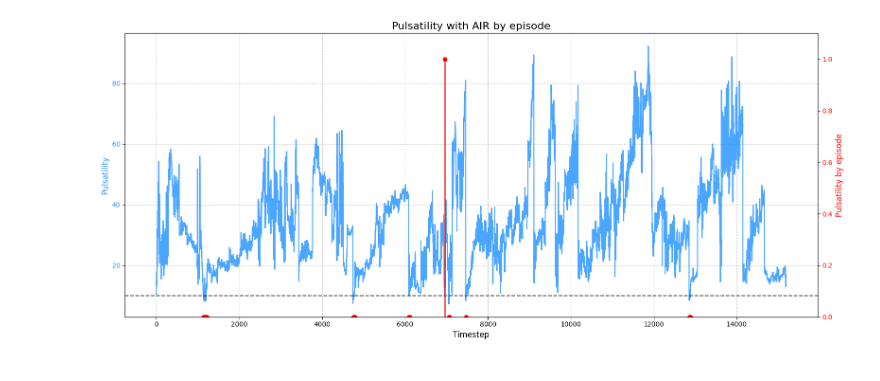
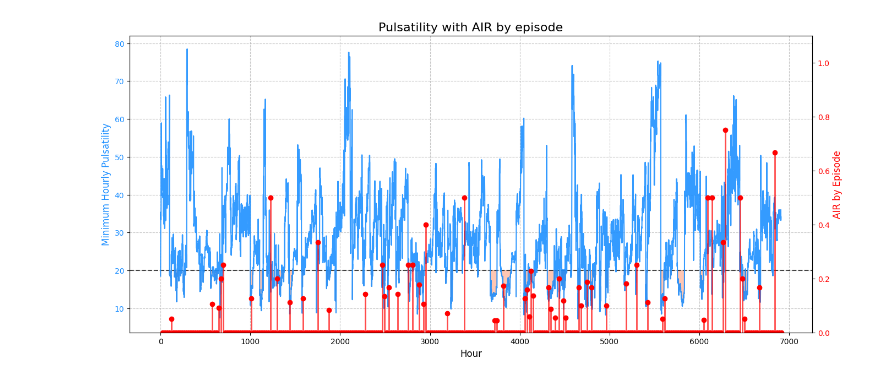
Before and after one commit to aysintumay/noisy_mujoco, a Jupyter notebook: abiomed_env/physician_acp.ipynb, the cells around one changed output. Drawn from its saved outputs; the diff is of its cells as text; code cells hidden in the pictures.

Commit message:
fixed air, initial air graphs, aggregate air, weaning score, unstability percentage

```diff
--- a/abiomed_env/physician_acp.ipynb
+++ b/abiomed_env/physician_acp.ipynb
@@ -5,11 +5,11 @@ import pickle
 import numpy as np
 import matplotlib.pyplot as plt
 import torch
-from cost_func import compute_acp_cost, overall_acp_cost, compute_map_air, compute_hr_air, compute_pulsatility_air
+from cost_func import compute_acp_cost, overall_acp_cost, compute_map_physician_air, compute_hr_physician_air, compute_pulsatility_physician_air
 from reward_func import compute_reward_smooth
 
 
-DATA_PATH = "/abiomed/downsampled/10min_1hr_window.pkl"
+DATA_PATH = "/abiomed/downsampled/10min_2hr_window.pkl"
 N_REWARD_EPISODES = 100
 #this is just for the visualization so it isn't messy
 MAX_STEPS_TO_PLOT = 2000
@@ -18,7 +18,8 @@ with open(DATA_PATH, 'rb') as f:
     data = pickle.load(f)
 #this is a check to see what is included in the pkl file and hoow many episodes
 print(f"there are {list(data.keys())} keys in dataset")
-episodes = data['test']
+episodes = data['train']
 print(f"episodes: {len(episodes)}")
+print(f"shape is {data['train'].shape}")
 # %% [output]
 there are ['train', 'val', 'test', 'mean', 'std'] keys in dataset
@@ -332,64 +304,69 @@ Unstable point at timestep 5 with pulsatility 9.74
 # %%
+actions_np = np.array(actions_all)
+states_np = np.array(states_all)
+num_episodes = len(actions_np) // 144
+new_size = num_episodes * 144
+trimmed_actions = actions_np[:new_size]
+trimmed_states = states_np[:new_size]
+
+long_episode_actions = trimmed_actions.reshape(-1, 144)
+num_features = states_np.shape[-1]
+long_episode_states = trimmed_states.reshape(-1, 144, num_features)
+
 all_episode_rates = []
-#the air for each episode
-for i in range(len(actions_all)):
-    episode_actions = actions_all[i]
-    episode_pulsatility = states_all[i][:, 7]
-    rate = compute_pulsatility_air(episode_pulsatility, episode_actions)
+for i in range(len(long_episode_actions)):
+    episode_actions = long_episode_actions[i]
+    episode_pulsatility = long_episode_states[i, :, 7]
+    rate = compute_pulsatility_physician_air(episode_pulsatility, episode_actions)
     all_episode_rates.append(rate)
 
+episode_boundaries = np.arange(1, len(long_episode_actions) + 1) * 144
+full_flattened_pulsatility = long_episode_states[:, :, 7].flatten()
 
-episode_lengths = [len(ep) for ep in actions_all]
-episode_boundaries = np.cumsum(episode_lengths)
+HOURLY_WINDOW = 6
+num_windows = len(full_flattened_pulsatility) // HOURLY_WINDOW
+trimmed_pulsatility_for_hourly_min = full_flattened_pulsatility[:num_windows * HOURLY_WINDOW]
 
-#this is just the entire pulsatility
-full_flattened_pulsatility = all_steps_np[:, 7]
+hourly_min_pulsatility = trimmed_pulsatility_for_hourly_min.reshape(-1, HOURLY_WINDOW).min(axis=1)
+hourly_timesteps = np.arange(num_windows)
+fig, ax1 = plt.subplots(figsize=(16, 7))
+plt.title('Pulsatility with AIR by episode', fontsize=16)
 
-fig, ax1 = plt.subplots(figsize=(16, 7))
+color = 'dodgerblue'
+ax1.set_xlabel('Hour', fontsize=12)
+ax1.set_ylabel('Minimum Hourly Pulsatility', color=color, fontsize=12)
+ax1.grid(True, linestyle='--', alpha=0.7)
+ax1.plot(hourly_timesteps, hourly_min_pulsatility, color=color, label='Min Pulsatility Per Hour', alpha=0.9, zorder=5)
+ax1.tick_params(axis='y', labelcolor=color)
+ax1.axhline(y=20, color='black', linestyle='--', linewidth=1.5, alpha=0.7)
 
-#the first y axis is the pulsatility
-color = 'dodgerblue'
-ax1.set_xlabel('Timestep', fontsize=12)
-ax1.set_ylabel('Pulsatility', color=color, fontsize=12)
-#i used my full flattened pulsatility to get all steps
-ax1.plot(full_flattened_pulsatility, color=color, label='Pulsatility', alpha=0.8, zorder=2)
-ax1.tick_params(axis='y', labelcolor=color)
-ax1.grid(True, linestyle='--', alpha=0.7)
-timesteps = np.arange(len(full_flattened_pulsatility))
-ax1.axhline(y=10, color='black', linestyle='--', linewidth=1.5, alpha=0.7)
-ax1.fill_between(timesteps, 10, full_flattened_pulsatility, where=full_flattened_pulsatility <= 10,
-                 color='orangered', alpha=0.3, interpolate=True, label='Pulsatility<=10')
+ax1.fill_between(hourly_timesteps, 20, hourly_min_pulsatility, where=hourly_min_pulsatility < 20,
+                 color='orangered', alpha=0.3, interpolate=True, label='Min Pulsatility < 20')
 
 
-
-#the second y axis is just air
 ax2 = ax1.twinx()
 color = 'red'
-ax2.set_ylabel('Pulsatility by episode', color=color, fontsize=12)
+ax2.set_ylabel('AIR by Episode', color=color, fontsize=12)
 ax2.tick_params(axis='y', labelcolor=color)
 ax2.set_ylim(0, 1.1)
 
-#i got rid of episodes where intensification wasn't needed
+
 valid_rates = []
-valid_boundaries = []
+valid_boundaries_scaled = []
 for i, rate in enumerate(all_episode_rates):
-    if rate is not None:
-        valid_rates.append(rate)
-        valid_boundaries.append(episode_boundaries[i])
+    valid_rates.append(rate)
+    valid_boundaries_scaled.append(episode_boundaries[i] / HOURLY_WINDOW)
 
-# for air there is a stemplot which honestly could just be dots
+
 markerline, stemlines, baseline = ax2.stem(
-    valid_boundaries,
+    valid_boundaries_scaled,
     valid_rates,
     linefmt='red',
     markerfmt='ro',
     basefmt=' ',
     label='AIR'
 )
 plt.setp(stemlines, 'linewidth', 2, 'alpha', 0.7)
-plt.title('Pulsatility with AIR by episode', fontsize=16)
-lines, labels = ax1.get_legend_handles_labels()
-fig.tight_layout()
 plt.show()
 # %% [output]
-[figure, old version]
+[figure, new version]
```
Also changed, not shown: parts of 9 cells of this notebook, 3 other files.
